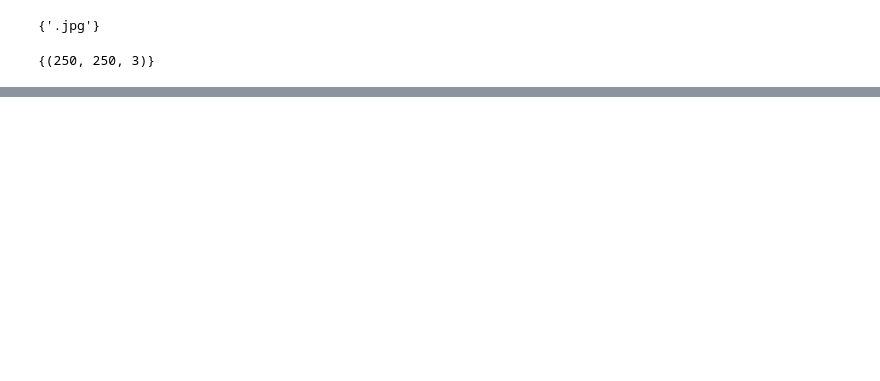
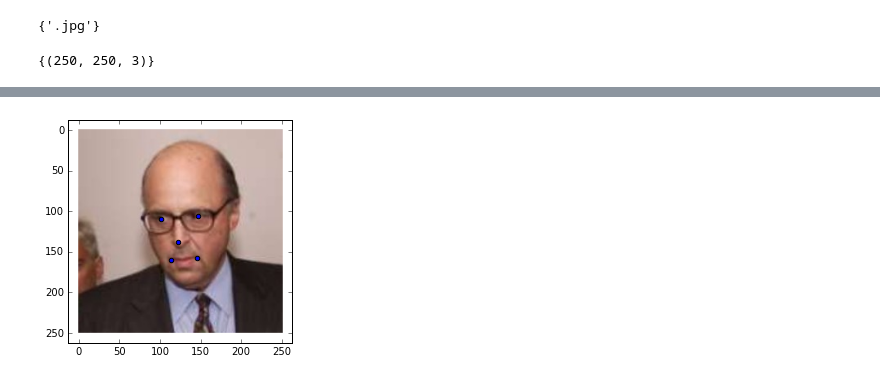
Before and after one commit to chrisjluc/FRS, a Jupyter notebook: notebooks/imageprocessing/ImageCropping.ipynb, the cells around one changed output, grey strips where cells are left out. Cells and saved outputs as stored; diff of their text form; code cells hidden in the pictures; blank space fills up the shorter version.

Commit message:
Image Cropping now saves coordinates of facial feature points. Also experimented with resizing and reflecting points

```diff
--- a/notebooks/imageprocessing/ImageCropping.ipynb
+++ b/notebooks/imageprocessing/ImageCropping.ipynb
@@ -69,8 +100,15 @@ for f, img in zip(files, images):
 
     image = Image.open(f)
     f = f.replace('/lfw/', '/lfw_cropped/')
-    image.crop((most_centre_face.left(),
+    image_cropped = image.crop((most_centre_face.left(),
                 most_centre_face.top(),
                 most_centre_face.right(),
                 most_centre_face.bottom())
-              ).save(f)
+              )
+    image_cropped.save(f)
+
+    coords = get_facial_feature_points(img, most_centre_face)
+    coords[:,0] -= most_centre_face.left()
+    coords[:,1] -= most_centre_face.top()
+
+    np.save(os.path.splitext(f)[0] + '.npy', coords)
@@ -76,0 +118,73 @@ for f, img in zip(files, images):
+# %%
+height = images[0].shape[0]
+width = images[0].shape[1]
+image_centre = width / 2, height / 2
+most_centre_face = None
+most_centre_dist = sys.maxint
+
+i = 100
+img = images[i]
+image = Image.open(files[i])
+
+
+detected_faces = detector(img, 1)
+
+for d in detected_faces:
+    face_centre = (d.right() + d.left()) / 2, (d.bottom() + d.top()) / 2
+    centre_dist = distance.euclidean(image_centre, face_centre)
+    if centre_dist < most_centre_dist:
+        most_centre_dist = centre_dist
+        most_centre_face = d
+
+coords = get_facial_feature_points(img, most_centre_face)
+coord_transpose = np.transpose(coords)
+imshow(img)
+plt.scatter(coord_transpose[0], coord_transpose[1])
+plt.show()
+
+img_cropped = image.crop((most_centre_face.left(),
+            most_centre_face.top(),
+            most_centre_face.right(),
+            most_centre_face.bottom()))
+imshow(img_cropped)
+coords[:,0] -= most_centre_face.left()
+coords[:,1] -= most_centre_face.top()
+
+coord_transpose = np.transpose(coords)
+plt.scatter(coord_transpose[0], coord_transpose[1])
+plt.show()
+
+f = f.replace('/lfw/', '/lfw_cropped/')
+image.crop((most_centre_face.left(),
+            most_centre_face.top(),
+            most_centre_face.right(),
+            most_centre_face.bottom())
+          ).save(f)
+
+coord_file = os.path.splitext(f)[0] + '.npy'
+np.save(coord_file, coords)
+
+# scale coordinates for image resize
+resize_shape = (320, 320, 3)
+input_shape = io.imread(f).shape
+resized_image = resize(io.imread(f), resize_shape)
+imshow(resized_image)
+
+scale = np.array(resize_shape).astype(float) / np.array(input_shape)
+coords[:,0] = coords[:,0] * scale[1]
+coords[:,1] = coords[:,1] * scale[0]
+coord_transpose = np.transpose(coords)
+plt.scatter(coord_transpose[0], coord_transpose[1])
+plt.show()
+
+def reflection(image):
+    image = np.array([list(reversed(row)) for row in image])
+    return image
+
+imshow(reflection(rgb2grey(resized_image)), cmap='Greys_r')
+coords = [(resize_shape[1] - coord[0], coord[1]) for coord in coords]
+coord_transpose = np.transpose(coords)
+plt.scatter(coord_transpose[0], coord_transpose[1])
+plt.show()
+# %% [output]
+[figure, added]
```
Also changed, not shown: parts of 7 cells of this notebook, 1 other file.
